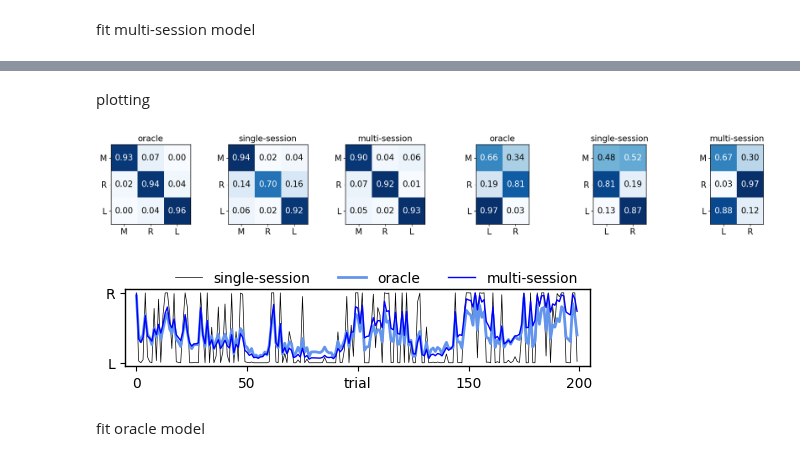
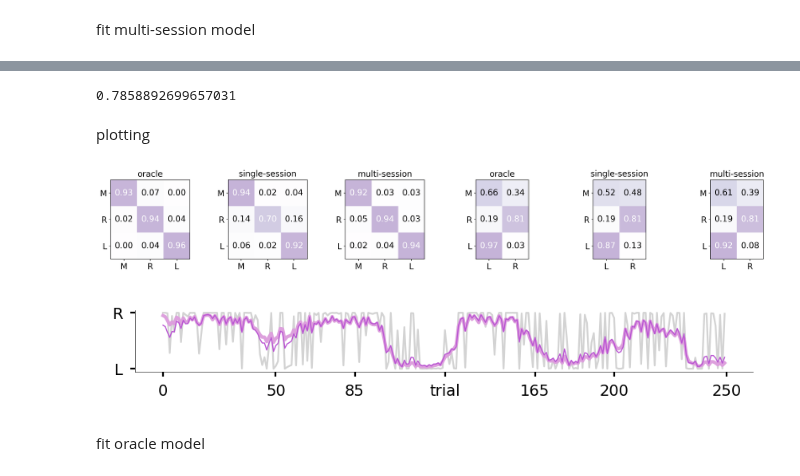
Before and after one commit to yzhang511/neural_decoding, a Jupyter notebook: biorxiv_plots/biorxiv_fig6.ipynb, the cells around one changed output, grey strips where cells are left out. Cells and saved outputs as stored; diff of their text form; code cells hidden in the pictures.

Commit message:
changed ssm plots

```diff
--- a/biorxiv_plots/biorxiv_fig6.ipynb
+++ b/biorxiv_plots/biorxiv_fig6.ipynb
@@ -191,7 +198,7 @@ oracle_preds, oracle_probs = posterior_inference(bmm_hmm, d)
 # %% [markdown]
 fit single-session model
 # %%
-brain_region = "dg"
+brain_region = "ca1"
 
 dir_path = Path("/home/yizi/density_decoding/saved_results")
 
@@ -317,7 +330,7 @@ single_preds, single_probs = posterior_inference(bmm_hmm, d)
 # %% [markdown]
 fit multi-session model
 # %%
-brain_region = "dg"
+brain_region = "ca1"
 
 dir_path = Path("/home/yizi/density_decoding/saved_results")
 
@@ -369,7 +382,7 @@ ds = np.array(ds)
 # %%
 # prepare training sessions and test session
 
-test_pid_idx = 0
+test_pid_idx = 3
 pid = pids[test_pid_idx]
 print(pid)
 print(brain_region)
@@ -531,5 +536,9 @@ states = np.exp(states)
 states = states / states.sum(1)[:,None]
 states[np.isnan(states)] = np.tile(np.nanmean(states, 0), int(len(states[np.isnan(states)])/states.shape[1]))
 multi_preds, multi_probs = posterior_inference(bmm_hmm, d)
+# %%
+print(roc_auc_score(y, multi_probs))
+# %% [output]
+0.7858892699657031
 # %% [markdown]
 plotting
@@ -536,6 +562,6 @@ plotting
 # %%
 fig, axes = plt.subplots(1, 6, figsize=(18,3))
-axes[0].imshow(oracle_A, cmap='Blues')
+axes[0].imshow(oracle_A, cmap='Purples', alpha=.3)
 axes[0].set_xticks([0,1,2], ["M", "R", "L"])
 axes[0].set_yticks([0,1,2], ["M", "R", "L"])
 axes[0].set_title("oracle")
@@ -547,7 +573,7 @@ for i in range(oracle_A.shape[0]):
         else:
             axes[0].text(j, i, f'{oracle_A[i, j]:.2f}', ha='center', va='center', color='k')
 
-axes[1].imshow(single_A, cmap='Blues')
+axes[1].imshow(single_A, cmap='Purples', alpha=.3)
 axes[1].set_xticks([0,1,2], ["M", "R", "L"])
 axes[1].set_yticks([0,1,2], ["M", "R", "L"])
 axes[1].set_title("single-session")
@@ -560,7 +586,7 @@ for i in range(single_A.shape[0]):
             axes[1].text(j, i, f'{single_A[i, j]:.2f}', ha='center', va='center', color='k')
 
 
-axes[2].imshow(multi_A, cmap='Blues')
+axes[2].imshow(multi_A, cmap='Purples', alpha=.3)
 axes[2].set_xticks([0,1,2], ["M", "R", "L"])
 axes[2].set_yticks([0,1,2], ["M", "R", "L"])
 axes[2].set_title("multi-session")
@@ -572,43 +598,43 @@ for i in range(multi_A.shape[0]):
         else:
             axes[2].text(j, i, f'{multi_A[i, j]:.2f}', ha='center', va='center', color='k')
 
-axes[3].imshow(oracle_B, cmap='Blues')
+axes[3].imshow(oracle_B, cmap='Purples', alpha=.3)
 axes[3].set_xticks([0,1], ["L", "R"])
 axes[3].set_yticks([0,1,2], ["M", "R", "L"])
 axes[3].set_title("oracle")
 
 for i in range(oracle_B.shape[0]):
     for j in range(oracle_B.shape[1]):
-        if oracle_B[i, j] > 0.5:
+        if oracle_B[i, j] > 0.7:
             axes[3].text(j, i, f'{oracle_B[i, j]:.2f}', ha='center', va='center', color='white')
         else:
             axes[3].text(j, i, f'{oracle_B[i, j]:.2f}', ha='center', va='center', color='k')
 
-axes[4].imshow(single_B, cmap='Blues')
+axes[4].imshow(single_B, cmap='Purples', alpha=.3)
 axes[4].set_xticks([0,1], ["L", "R"])
 axes[4].set_yticks([0,1,2], ["M", "R", "L"])
 axes[4].set_title("single-session")
 
 for i in range(single_B.shape[0]):
     for j in range(single_B.shape[1]):
-        if single_B[i, j] > 0.5:
+        if single_B[i, j] > 0.7:
             axes[4].text(j, i, f'{single_B[i, j]:.2f}', ha='center', va='center', color='white')
         else:
             axes[4].text(j, i, f'{single_B[i, j]:.2f}', ha='center', va='center', color='k')
 
-axes[-1].imshow(multi_B, cmap='Blues')
+axes[-1].imshow(multi_B, cmap='Purples', alpha=.3)
 axes[-1].set_xticks([0,1], ["L", "R"])
 axes[-1].set_yticks([0,1,2], ["M", "R", "L"])
 axes[-1].set_title("multi-session")
 
 for i in range(multi_B.shape[0]):
     for j in range(multi_B.shape[1]):
-        if multi_B[i, j] > 0.5:
+        if multi_B[i, j] > 0.7:
             axes[-1].text(j, i, f'{multi_B[i, j]:.2f}', ha='center', va='center', color='white')
         else:
             axes[-1].text(j, i, f'{multi_B[i, j]:.2f}', ha='center', va='center', color='k')
 
 plt.tight_layout()
-# plt.savefig("./plots/bmm_hmm_model_params.png", dpi=400)
+plt.savefig("./plots/bmm_hmm_model_params.png", dpi=400)
 # %% [output]
-[figure, old version]
+[figure, new version]
@@ -615,15 +646,34 @@ plt.tight_layout()
+# %%
+%matplotlib inline
+plt.rc("figure", dpi=200)
+SMALL_SIZE = 5
+BIGGER_SIZE = 5
+plt.rc('font', size=BIGGER_SIZE)
+plt.rc('axes', titlesize=BIGGER_SIZE)
+plt.rc('axes', labelsize=BIGGER_SIZE)
+plt.rc('axes', linewidth=.2)
+plt.rc('xtick', labelsize=BIGGER_SIZE)
+plt.rc('ytick', labelsize=BIGGER_SIZE)
+plt.rc('legend', fontsize=BIGGER_SIZE)
+plt.rc('figure', titlesize=1)
+plt.rcParams['xtick.major.size'] = 2
+plt.rcParams['xtick.minor.size'] = 2
+plt.rcParams['ytick.major.size'] = 2
+plt.rcParams['ytick.minor.size'] = 2
 # %%
-plt.figure(figsize=(6,1))
-plt.plot(single_probs[:200], color="k", linewidth=.5, label="single-session")
-plt.plot(oracle_probs[:200], color="cornflowerblue", linewidth=2., label="oracle")
-plt.plot(multi_probs[:200], color="b", linewidth=1., label="multi-session")
-plt.xlim(-5, 205)
-plt.yticks([0, 1], ["L", "R"], fontsize=10)
-plt.xticks([0, 50, 100, 150, 200], [0, 50, "trial", 150, 200],fontsize=10)
-plt.legend(bbox_to_anchor=(1, 1.4), ncol=3, frameon=False, fontsize=10)
-plt.savefig("./plots/bmm_hmm_traces.png", dpi=200)
+fig, ax = plt.subplots(1,1,figsize=(5,.5))
+ax.plot(single_probs[:250], color="lightgray", linewidth=.8, label="single-session")
+ax.plot(oracle_probs[:250], color="plum", linewidth=1.5, label="oracle")
+ax.plot(multi_probs[:250], color="mediumorchid", linewidth=.5, label="multi-session")
+# ax.set_xlim(-5, 205)
+ax.set_yticks([0, 1], ["L", "R"], fontsize=7)
+ax.set_xticks([0, 50, 85, 125, 165, 200, 250], [0, 50, 85, "trial", 165, 200, 250], fontsize=7)
+# ax.legend(bbox_to_anchor=(1, 1.2), ncol=3, frameon=False, fontsize=10)
+ax.spines['right'].set_visible(False)
+ax.spines['top'].set_visible(False)
+# plt.savefig("./plots/bmm_hmm_traces.png", dpi=200)
 # %% [output]
-[figure, old version]
+[figure, new version]
 # %% [markdown]
 fit oracle model
 # %%
```
Also changed, not shown: parts of 24 cells of this notebook, 2 other files.
